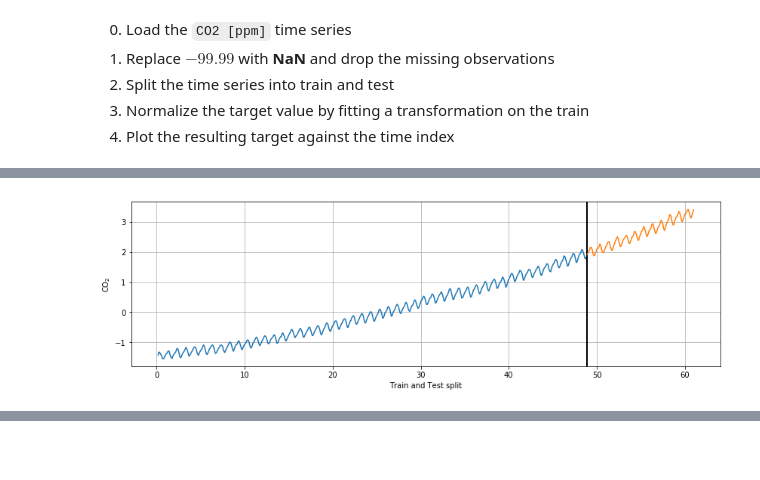
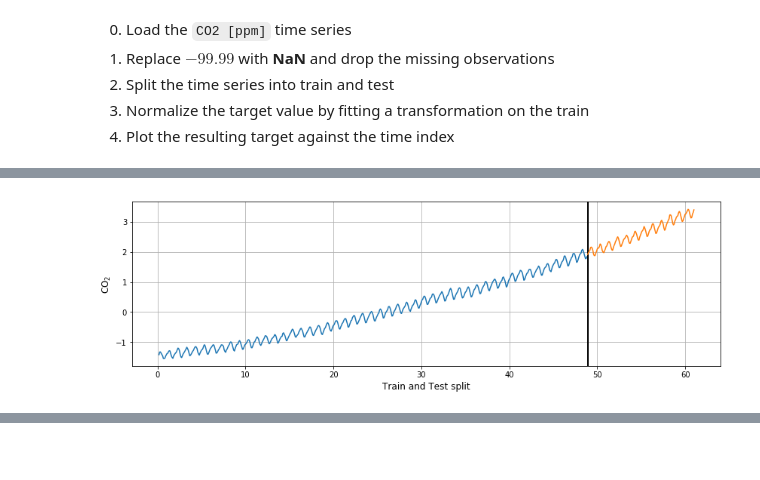
Before and after one commit to dzisandy/Machine-Learning, a Jupyter notebook: HW3/ML2019HW03-part1.ipynb, the cells around one changed output, grey strips where cells are left out. Saved outputs shown, nothing was run; the diff lists cells and outputs as text; code cells hidden in the pictures.

```diff
--- a/HW3/ML2019HW03-part1.ipynb
+++ b/HW3/ML2019HW03-part1.ipynb
@@ -387,17 +386,18 @@ df.head()
 # %%
+# >>> your code here <<<
 X = (df['year'] - 1958).values
 y = df['CO2 [ppm]']
 X_train, X_test, y_train, y_test = train_test_split(X, y, test_size=0.2, random_state=0, shuffle= False)
 scaler = StandardScaler()
 y_scaled_train  = scaler.fit_transform(y_train.values.reshape(-1, 1))
 y_scaled_test  = scaler.transform(y_test.values.reshape(-1, 1))
 plt.figure(figsize = (14,4))
-plt.xlabel('Train and Test split')
-plt.ylabel('CO$_2$')
+plt.xlabel('Train and Test split',fontsize = 12)
+plt.ylabel('CO$_2$',fontsize = 12)
 plt.plot(X_train,y_scaled_train)
 plt.axvline(X_test[0], lw = 2, color = 'black')
 plt.plot(X_test, y_scaled_test)
 plt.grid(True)
 plt.show()
 # %% [output]
-[figure, old version]
+[figure, new version]
```
Also changed, not shown: parts of 5 cells of this notebook.
